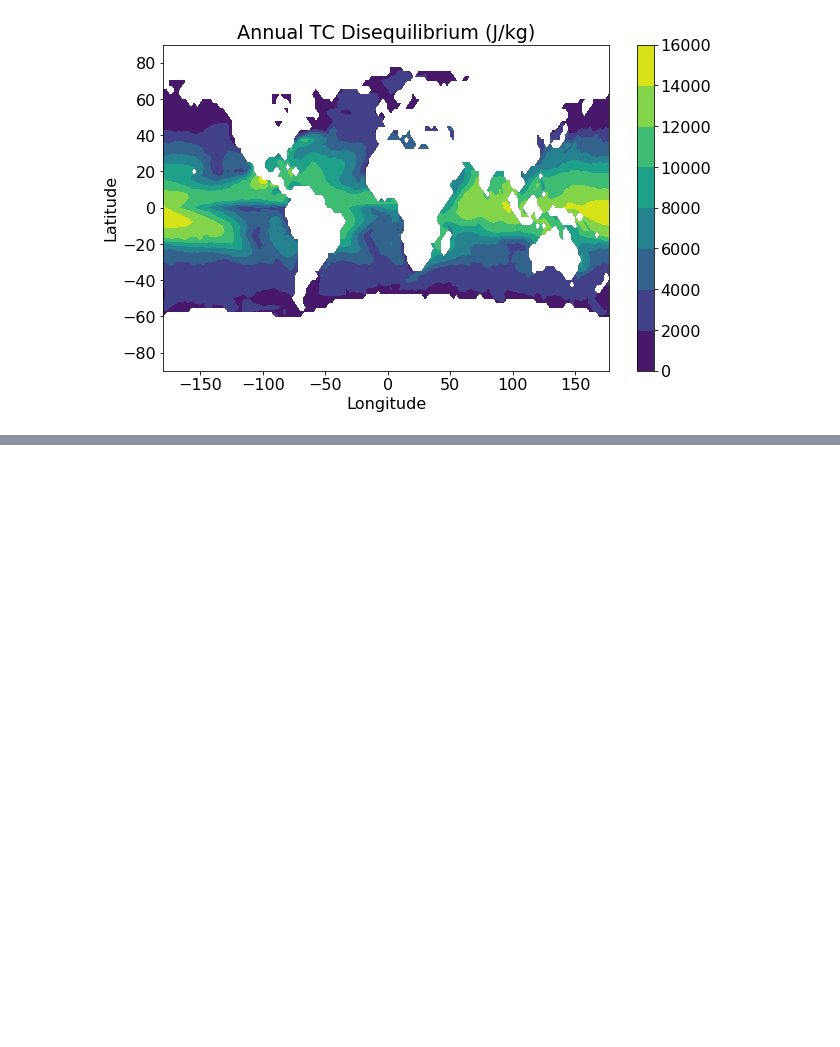
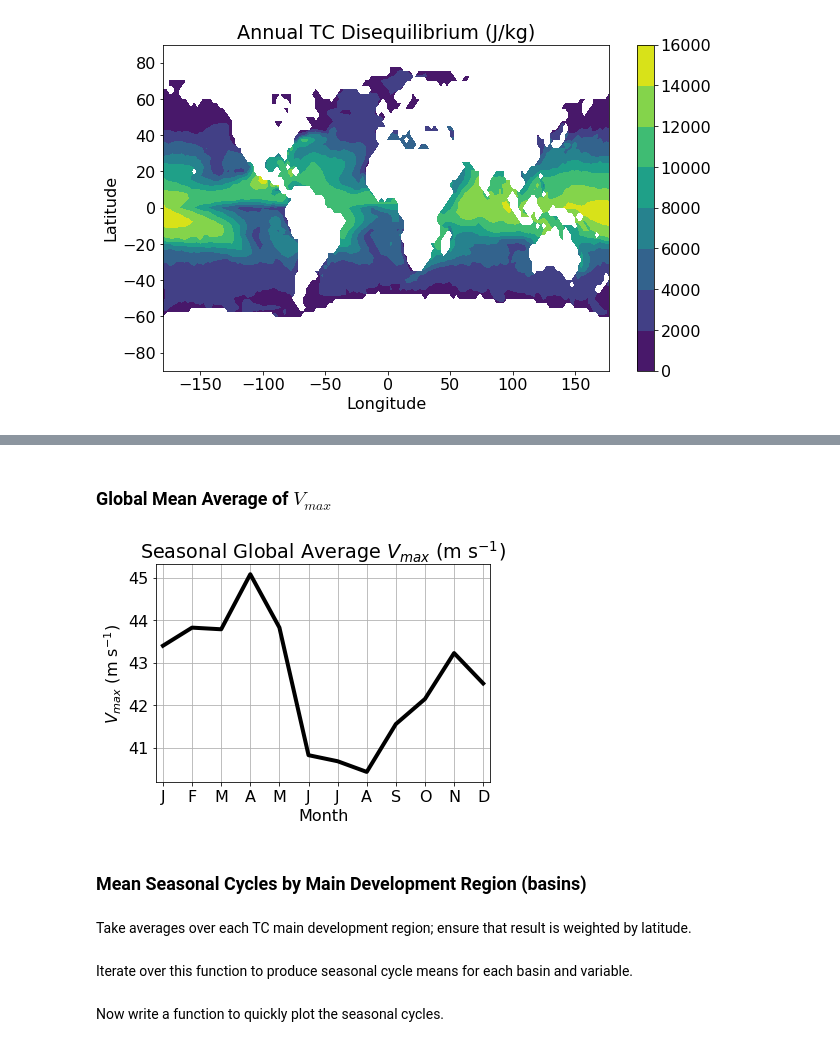
Before and after one commit to dgilford/tcpyPI, a Jupyter notebook: notebooks/sample_output_analyses.ipynb, the cells around one changed output, grey strips where cells are left out. Cells and saved outputs as stored; diff of their text form; code cells hidden in the pictures; blank space fills up the shorter version.

Commit message:
Finished sample analyses, other minor fixes

```diff
--- a/notebooks/sample_output_analyses.ipynb
+++ b/notebooks/sample_output_analyses.ipynb
@@ -17,11 +19,12 @@ font = {'family' : 'sans-serif',
         'size'   : 16}
 
 matplotlib.rc('font', **font)
+monlabels=['J','F','M','A','M','J','J','A','S','O','N','D']
 # %% [markdown]
 # Load Data
 # %%
 # data location
-_FN='./data/sample_data.nc'
+_FN='../data/sample_data.nc'
 # load netcdf file
 ds = xr.open_dataset(_FN)
 # define the CKCD ratio
@@ -279,0 +364,27 @@ SyntaxError: invalid syntax (<ipython-input-15-c46c0bc08fe9>, line 1)
+# %% [markdown]
+### Global Mean Average of $V_{max}$
+# %%
+# calculate the latitude weighting
+weights = np.cos(np.deg2rad(full_ds.lat))
+weights.name = "weights"
+# example: apply weighting to calculate global seasonal averages
+full_ds.vmax.weighted(weights).mean(("lon", "lat"));
+# %%
+# plot the global mean annual cycle (adding stdev errorbars shows how variable Vmax is spatially)
+plt.figure()
+plt.plot(np.arange(1,13,1),full_ds.vmax.weighted(weights).mean(("lon", "lat")),'k',lw=4)
+#plt.errorbar(np.arange(1,13,1),pi_ds.vmax.weighted(weights).mean(("lon", "lat")), \
+#            pi_ds.vmax.std(("lon", "lat")))
+plt.xlim([0.75,12.25])
+plt.xticks(np.arange(1,13,1),labels=monlabels)
+plt.xlabel('Month')
+plt.ylabel('$V_{max}$ (m s$^{-1}$)')
+plt.title('Seasonal Global Average $V_{max}$ (m s$^{-1}$)')
+plt.grid()
+plt.show()
+# %% [output]
+[figure, added]
+# %% [markdown]
+### Mean Seasonal Cycles by Main Development Region (basins)
+# %% [markdown]
+Take averages over each TC main development region; ensure that result is weighted by latitude.
@@ -279,0 +407,2 @@ SyntaxError: invalid syntax (<ipython-input-15-c46c0bc08fe9>, line 1)
+# %% [markdown]
+Iterate over this function to produce seasonal cycle means for each basin and variable.
@@ -279,0 +430,2 @@ SyntaxError: invalid syntax (<ipython-input-15-c46c0bc08fe9>, line 1)
+# %% [markdown]
+Now write a function to quickly plot the seasonal cycles.
```
Also changed, not shown: parts of 48 cells of this notebook, 4 other files.
